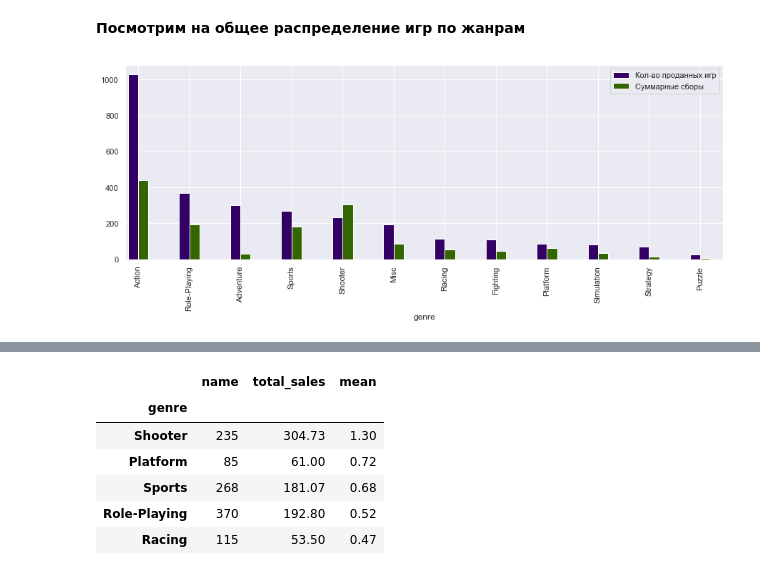
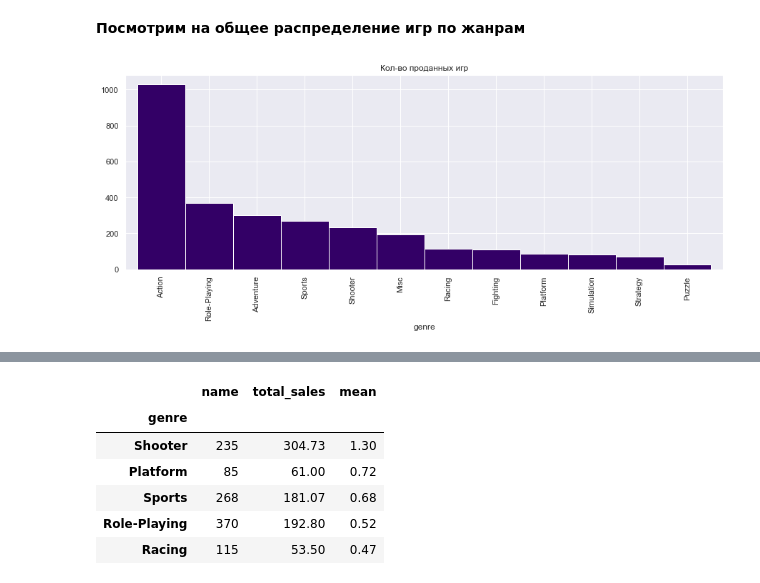
Before and after one commit to OxFed/Pr_1, a Jupyter notebook: Проект.ipynb, the cells around one changed output, grey strips where cells are left out. Cells and saved outputs as stored; diff of their text form; code cells hidden in the pictures.

```diff
--- a/Проект.ipynb
+++ b/Проект.ipynb
@@ -799,11 +821,7 @@ user_score.groupby('platform').agg({'user_score':'count'})
 genre_game = games.groupby('genre').agg({'name':'count','total_sales':'sum'}).sort_values('name', ascending = False)
 genre_game['mean'] = round((genre_game.total_sales/genre_game.name),2)
 # %%
-ax=plt.gca()
 plot_1=genre_game['name']
-plot_1.plot(kind = 'bar',figsize = (15,5),width=0.2, color='#330066', position=1 )
-plot_2=genre_game['total_sales']
-plot_2.plot(kind = 'bar',figsize = (15,5),width=0.2, color = '#336600', position=0)
-ax.legend(['Кол-во проданных игр', 'Суммарные сборы']);
+plot_1.plot(kind = 'bar',figsize = (15,5),width=1, color='#330066', title = 'Кол-во проданных игр');
 # %% [output]
-[figure, old version]
+[figure, new version]
```
Also changed, not shown: parts of 22 cells of this notebook.
